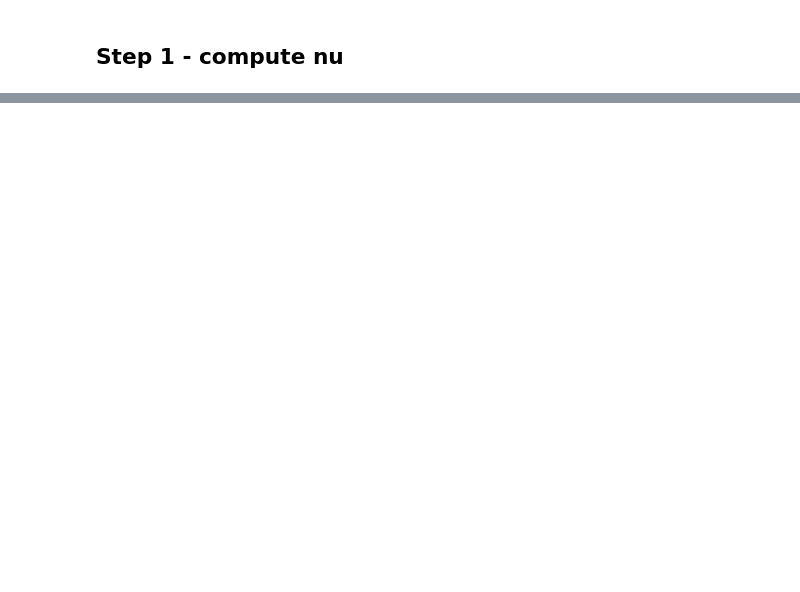
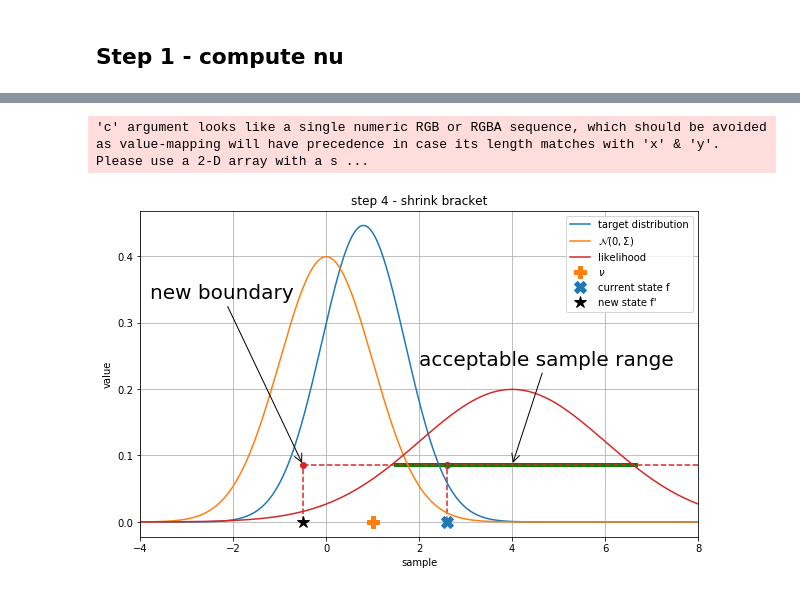
Before and after one commit to mathis98/mcm_project, a Jupyter notebook: plot_elliptical_slice_sampling.ipynb, the cells around one changed output, grey strips where cells are left out. Drawn from its saved outputs; the diff is of its cells as text; code cells hidden in the pictures; blank space fills up the shorter version.

```diff
--- a/plot_elliptical_slice_sampling.ipynb
+++ b/plot_elliptical_slice_sampling.ipynb
@@ -76,0 +136,27 @@ plt.show()
+# %%
+# step 5 - shrink bracket
+plot_gen_pic(f_size, c_target, c_likeli, c_norm)
+plt.title(r"step 4 - shrink bracket")
+
+## new state
+plt.plot(f_p, 0, '*', markersize=12, c=c_fp, label="new state f'")
+plt.plot(f_p, y, 'o', c=c_likeli)
+plt.vlines([f_p], 0, y, linestyles='dashed', colors=c_likeli)
+plt.hlines(y=y, xmin=1.45, xmax=6.7, colors='g', linewidth=4)
+plt.legend()
+
+## log y
+plt.scatter(f, y,  c=c_likeli)
+plt.vlines([f], 0, y, linestyles='dashed', colors=c_likeli)
+plt.hlines(y=y, xmin=f_p, xmax=8, linestyles='dashed', colors=c_likeli)
+
+plt.annotate("new boundary", xy=(f_p, y),
+             xytext=(f_p-3.3, y+0.25), arrowprops=dict(arrowstyle="->"), size=20)
+plt.annotate("acceptable sample range", xy=(4, y),
+             xytext=(2, y+0.15), arrowprops=dict(arrowstyle="->"), size=20)
+
+plt.savefig('ess_step_05.png', dpi=f_dpi)
+plt.show()
+# %% [output]
+'c' argument looks like a single numeric RGB or RGBA sequence, which should be avoided as value-mapping will have precedence in case its length matches with 'x' & 'y'.  Please use a 2-D array with a s ...
+[figure, added]
```
Also changed, not shown: parts of 6 cells of this notebook.
